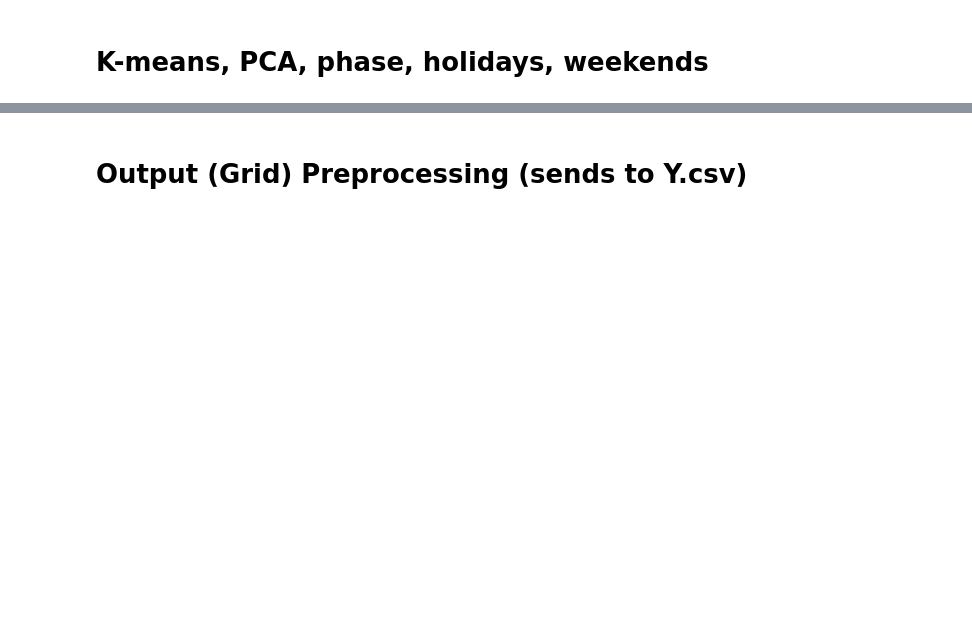
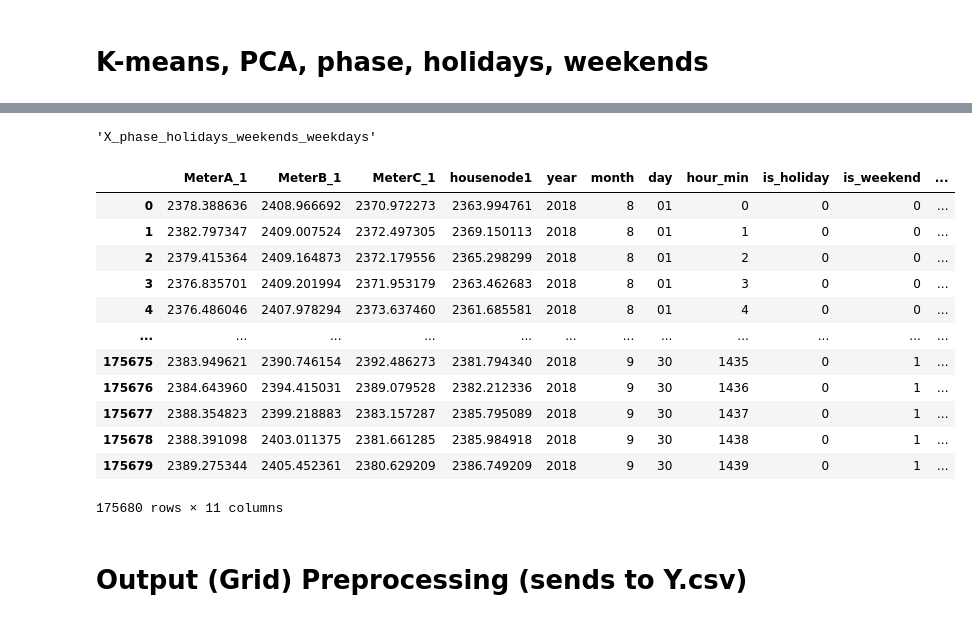
Before and after one commit to pragnaS/grid-edge, a Jupyter notebook: models/inverse/Preprocessing_Inverse_Model.ipynb, the cells around one changed output, grey strips where cells are left out. Cells and saved outputs as stored; diff of their text form; code cells hidden in the pictures; blank space fills up the shorter version.

```diff
--- a/models/inverse/Preprocessing_Inverse_Model.ipynb
+++ b/models/inverse/Preprocessing_Inverse_Model.ipynb
@@ -253 +321,21 @@ if(include_wknds):
+# %%
+csv_name
+# %% [output]
+'X_phase_holidays_weekends_weekdays'
+# %%
+in_csv
+# %% [output]
+|  | MeterA_1 | MeterB_1 | MeterC_1 | housenode1 | year | month | day | hour_min | is_holiday | is_weekend | ... |
+| 0 | 2378.388636 | 2408.966692 | 2370.972273 | 2363.994761 | 2018 | 8 | 01 | 0 | 0 | 0 | ... |
+| 1 | 2382.797347 | 2409.007524 | 2372.497305 | 2369.150113 | 2018 | 8 | 01 | 1 | 0 | 0 | ... |
+| 2 | 2379.415364 | 2409.164873 | 2372.179556 | 2365.298299 | 2018 | 8 | 01 | 2 | 0 | 0 | ... |
+| 3 | 2376.835701 | 2409.201994 | 2371.953179 | 2363.462683 | 2018 | 8 | 01 | 3 | 0 | 0 | ... |
+| 4 | 2376.486046 | 2407.978294 | 2373.637460 | 2361.685581 | 2018 | 8 | 01 | 4 | 0 | 0 | ... |
+| ... | ... | ... | ... | ... | ... | ... | ... | ... | ... | ... | ... |
+| 175675 | 2383.949621 | 2390.746154 | 2392.486273 | 2381.794340 | 2018 | 9 | 30 | 1435 | 0 | 1 | ... |
+| 175676 | 2384.643960 | 2394.415031 | 2389.079528 | 2382.212336 | 2018 | 9 | 30 | 1436 | 0 | 1 | ... |
+| 175677 | 2388.354823 | 2399.218883 | 2383.157287 | 2385.795089 | 2018 | 9 | 30 | 1437 | 0 | 1 | ... |
+| 175678 | 2388.391098 | 2403.011375 | 2381.661285 | 2385.984918 | 2018 | 9 | 30 | 1438 | 0 | 1 | ... |
+| 175679 | 2389.275344 | 2405.452361 | 2380.629209 | 2386.749209 | 2018 | 9 | 30 | 1439 | 0 | 1 | ... |
+175680 rows × 11 columns
 # %%
```
Also changed, not shown: parts of 19 cells of this notebook.
